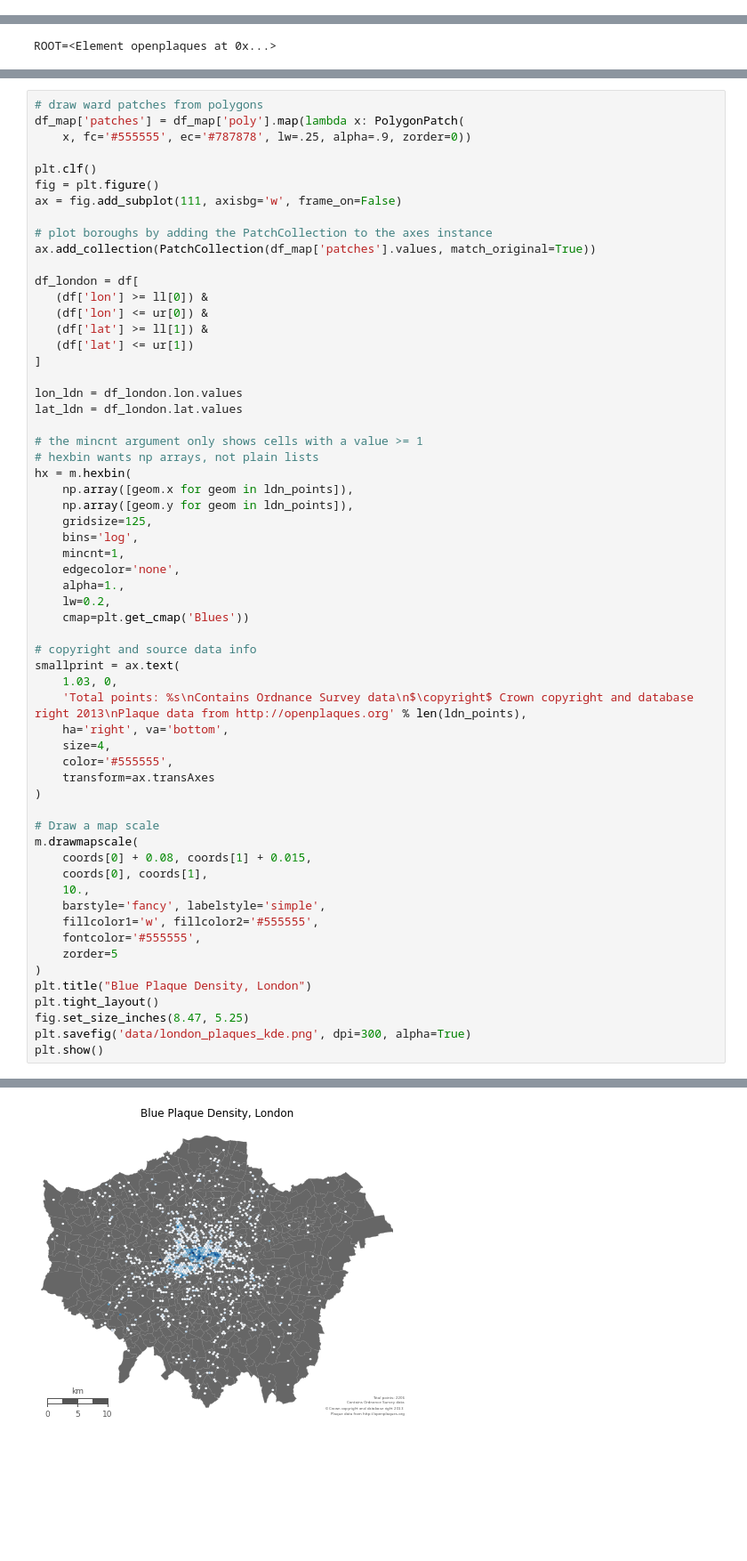
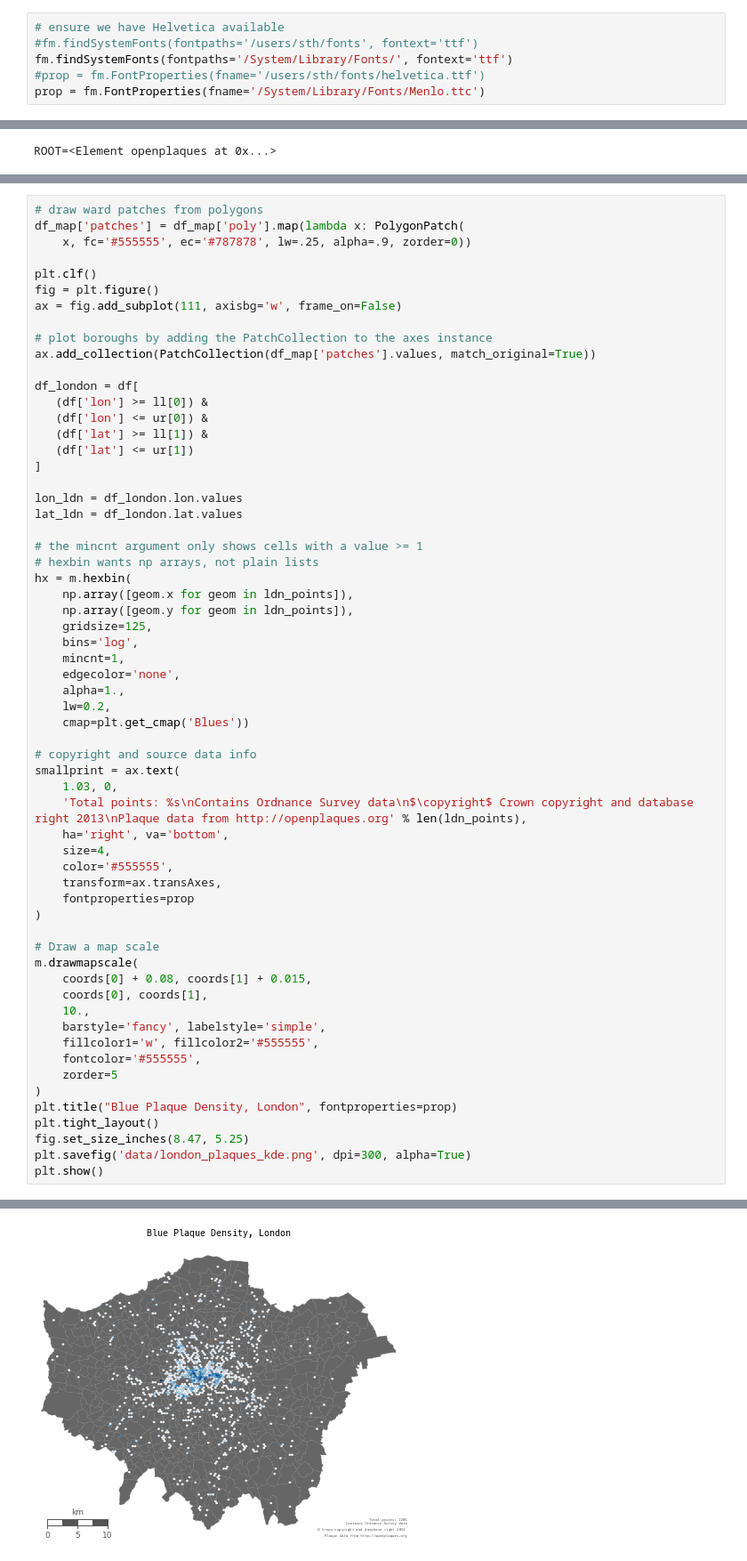
Before and after one commit to ofenton/ofenton, a Jupyter notebook: ipython/notebooks/test_basemap2.ipynb, the cells around one changed output, grey strips where cells are left out. Shown at 89% size. Drawn from its saved outputs; the diff is of its cells as text; blank space fills up the shorter version.

```diff
--- a/ipython/notebooks/test_basemap2.ipynb
+++ b/ipython/notebooks/test_basemap2.ipynb
@@ -22,6 +23,12 @@ from pysal.esda.mapclassify import Natural_Breaks as nb
 from descartes import PolygonPatch
 import fiona
 from itertools import chain
+# %%
+# ensure we have Helvetica available
+#fm.findSystemFonts(fontpaths='/users/sth/fonts', fontext='ttf')
+fm.findSystemFonts(fontpaths='/System/Library/Fonts/', fontext='ttf')
+#prop = fm.FontProperties(fname='/users/sth/fonts/helvetica.ttf')
+prop = fm.FontProperties(fname='/System/Library/Fonts/Menlo.ttc')
 # %%
 tree = etree.parse("data/london_20131229.xml")
 root = tree.getroot()
@@ -297,33 +313,34 @@ hx = m.hexbin(
     edgecolor='none',
     alpha=1.,
     lw=0.2,
     cmap=plt.get_cmap('Blues'))
 
 # copyright and source data info
 smallprint = ax.text(
     1.03, 0,
     'Total points: %s\nContains Ordnance Survey data\n$\copyright$ Crown copyright and database right 2013\nPlaque data from http://openplaques.org' % len(ldn_points),
     ha='right', va='bottom',
     size=4,
     color='#555555',
-    transform=ax.transAxes
+    transform=ax.transAxes,
+    fontproperties=prop
 )
 
 # Draw a map scale
 m.drawmapscale(
     coords[0] + 0.08, coords[1] + 0.015,
     coords[0], coords[1],
     10.,
     barstyle='fancy', labelstyle='simple',
     fillcolor1='w', fillcolor2='#555555',
     fontcolor='#555555',
     zorder=5
 )
-plt.title("Blue Plaque Density, London")
+plt.title("Blue Plaque Density, London", fontproperties=prop)
 plt.tight_layout()
 fig.set_size_inches(8.47, 5.25)
 plt.savefig('data/london_plaques_kde.png', dpi=300, alpha=True)
 plt.show()
 # %% [output]
 <matplotlib.figure.Figure at 0x...>
-[figure, old version]
+[figure, new version]
```
Also changed, not shown: parts of 3 cells of this notebook, 9 other files.
